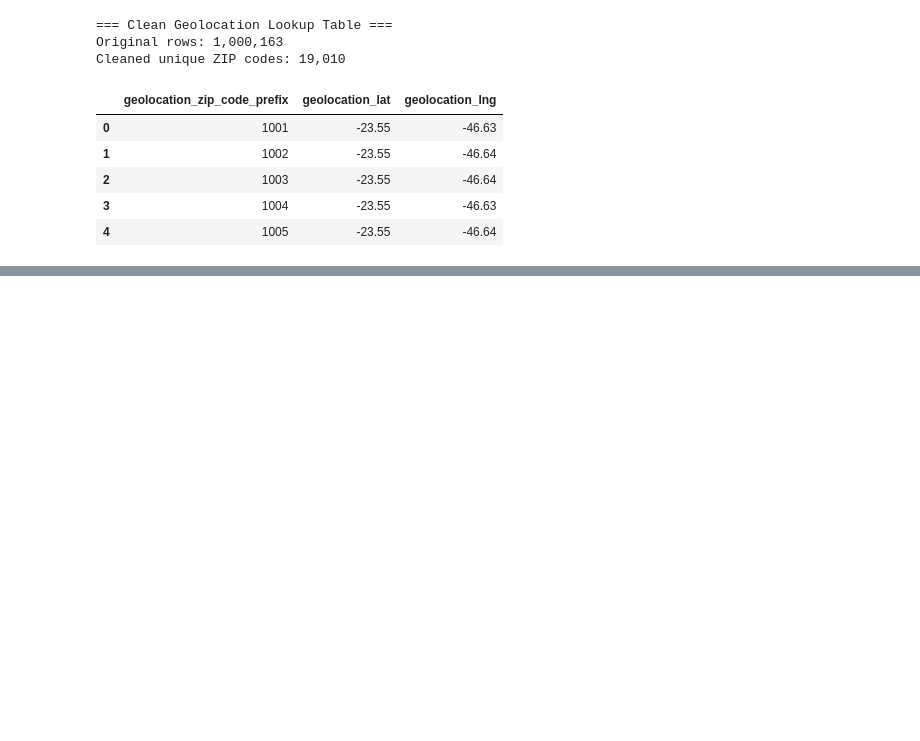
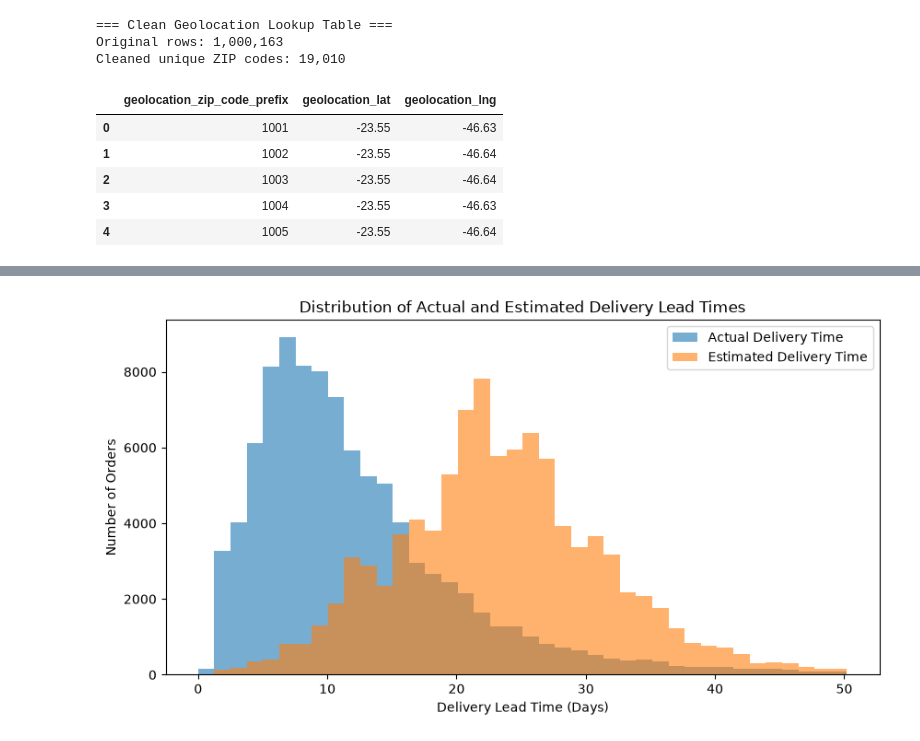
Before and after one commit to jasmine-koh/TCX3901_IndustrialPractice, a Jupyter notebook: 01_data_ingestion_and_baseline.ipynb, the cells around one changed output, grey strips where cells are left out. Drawn from its saved outputs; the diff is of its cells as text; code cells hidden in the pictures; blank space fills up the shorter version.

```diff
--- a/01_data_ingestion_and_baseline.ipynb
+++ b/01_data_ingestion_and_baseline.ipynb
@@ -863,0 +1020,11 @@ Cleaned unique ZIP codes: 19,010
+# %%
+# merge product information to the dataframe
+df = df.merge(order_product_features, on='order_id', how='left', validate='one_to_one')
+
+print(f'Merged dataset: {df.shape[0]:,} rows by {df.shape[1]:,} columns')
+print(f'Unique order IDs: {df['order_id'].nunique():,}')
+
+assert df['order_id'].is_unique
+
+# check for missing product related feature after merge
+print(df[['total_product_weight_g', 'total_product_volume_cm3']].isnull().sum())
@@ -863,0 +1104,9 @@ Cleaned unique ZIP codes: 19,010
+# %%
+# drop temp column - seller_count_check
+df = df.drop(columns='seller_count_check')
+
+# final df
+print(f'Final dataset shape: {df.shape}')
+print('\nColumns:')
+for col in df.columns:
+    print(col)
@@ -863,0 +1185,34 @@ Cleaned unique ZIP codes: 19,010
+# %%
+# display distribution up to 99th percentile
+# only 1% of the orders exceed 46 days
+
+actual_99 = df['actual_delivery_days'].quantile(0.99)
+estimated_99 = df['estimated_delivery_days'].quantile(0.99)
+plot_limit = max(actual_99, estimated_99)
+
+plt.figure(figsize=(10,5))
+
+plt.hist(
+    df['actual_delivery_days'],
+    bins=40,
+    range=(0, plot_limit),
+    alpha=0.6,
+    label='Actual Delivery Time'
+)
+
+plt.hist(
+    df['estimated_delivery_days'],
+    bins=40,
+    range=(0, plot_limit),
+    alpha=0.6,
+    label='Estimated Delivery Time'
+)
+
+plt.xlabel('Delivery Lead Time (Days)')
+plt.ylabel('Number of Orders')
+plt.title('Distribution of Actual and Estimated Delivery Lead Times')
+plt.legend()
+
+plt.show()
+# %% [output]
+[figure, added]
```
Also changed, not shown: parts of 112 cells of this notebook, 4 other files.
